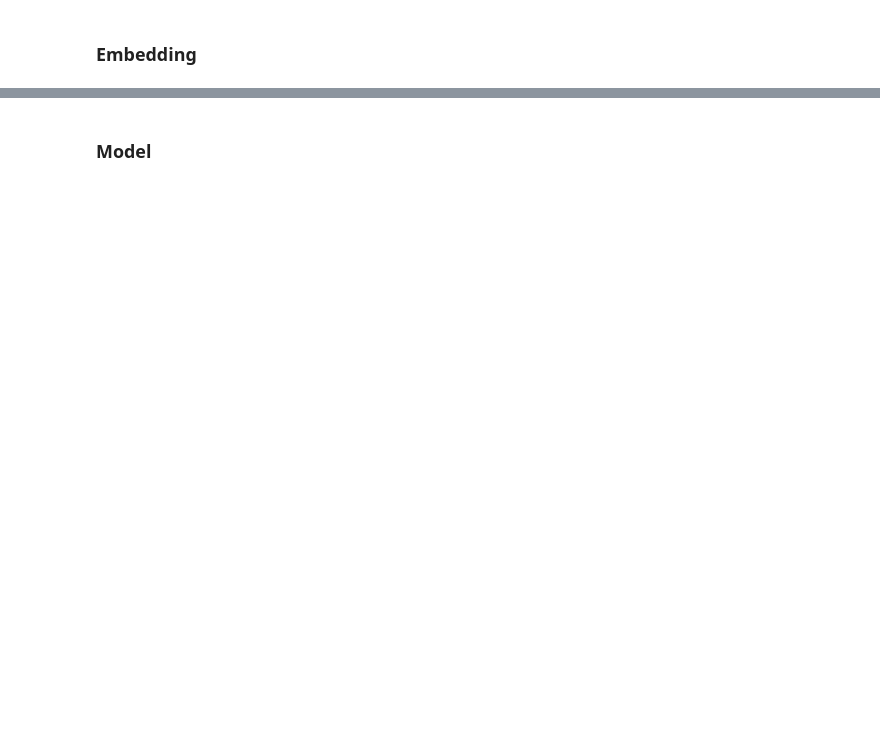
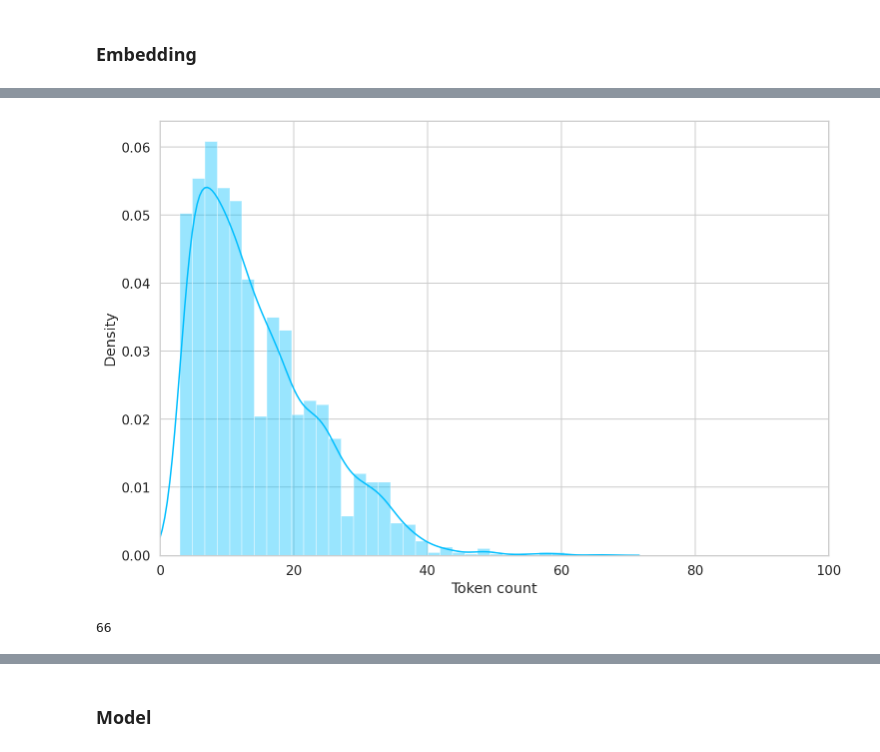
Before and after one commit to tae898/erc, a Jupyter notebook: examples/colab/4.ERC-MELD-colab.ipynb, the cells around one changed output, grey strips where cells are left out. Cells and saved outputs as stored; diff of their text form; code cells hidden in the pictures; blank space fills up the shorter version.

```diff
--- a/examples/colab/4.ERC-MELD-colab.ipynb
+++ b/examples/colab/4.ERC-MELD-colab.ipynb
@@ -485,0 +516,18 @@ Text(0.5, 0, 'Token count')
+# %%
+# Print the token length distribution [test]
+token_lens = []
+utterances = df_test.Utterance.to_numpy()
+
+for txt in utterances:
+  tokens = tokenizer.encode(txt, truncation=True, max_length=512)
+  token_lens.append(len(tokens))
+
+sns.distplot(token_lens)
+plt.xlim([0, 100]);
+plt.xlabel('Token count');
+# %% [output]
+[figure, added]
+# %%
+token_lens[np.argmax(token_lens)]
+# %% [output]
+66
```
Also changed, not shown: parts of 47 cells of this notebook.
